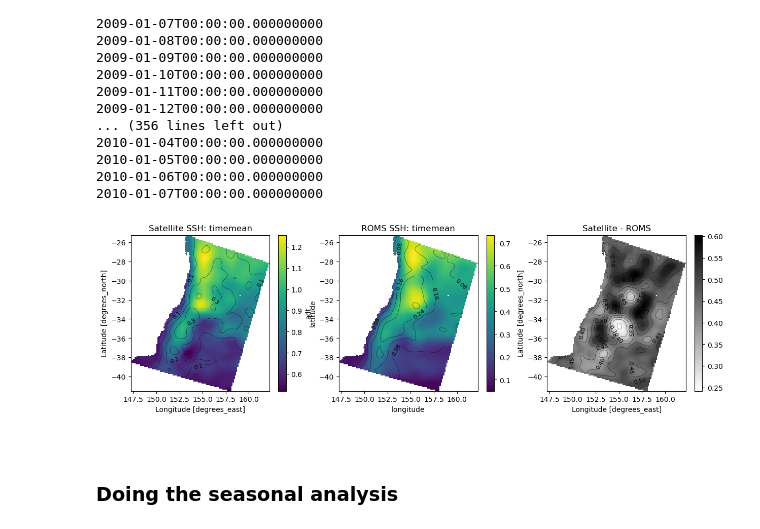
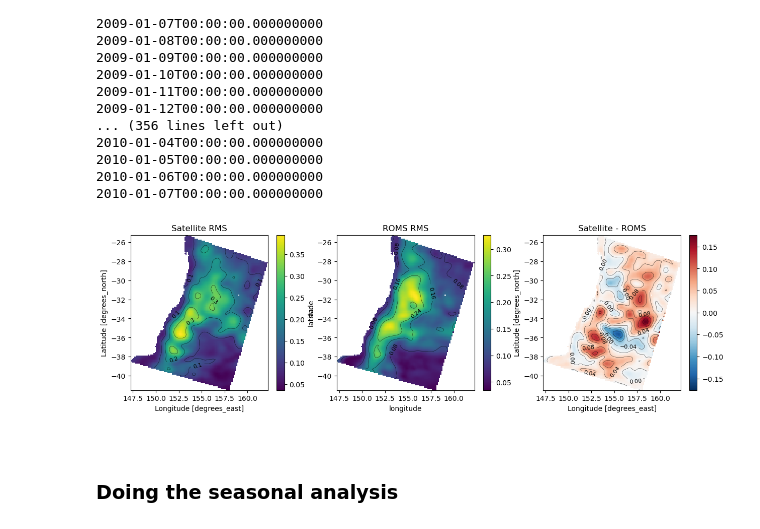
Before and after one commit to ACCESS-Community-Hub/coastal-commons, a Jupyter notebook: Recipes/SSH_model_evaluation.ipynb, the cells around one changed output. Saved outputs shown, nothing was run; the diff lists cells and outputs as text; code cells hidden in the pictures.

```diff
--- a/Recipes/SSH_model_evaluation.ipynb
+++ b/Recipes/SSH_model_evaluation.ipynb
@@ -38,12 +38,14 @@ from scipy.interpolate import griddata
 # Reading the data. Adjust the path according to where your data is and its name.
 # Copernicus has other variables in the ncfile.
 
-roms_all = xr.open_dataset('data/roms_ssh/roms_ssh_oneyear.nc').zeta
+roms_meanSSH = xr.open_dataset('data/roms_ssh/output_zeta_average.nc').zeta.isel(ocean_time=0)
+roms_all = xr.open_dataset('data/roms_ssh/roms_ssh_oneyear.nc').zeta - roms_meanSSH
+
 copernicus = xr.open_dataset('data/copernicus_ssh/cmems_obs-sl_glo_phy-ssh_my_allsat-l4-duacs-0.125deg_P1D_multi-vars_142.06E-169.94E_44.94S-15.06S_2009-01-01-2010-12-31.nc')
 # %%
-# Selecting the same time from roms in satellite
+# Selecting the same TIME from roms in satellite
 
-sat_ssh = copernicus.reindex(time=roms_all.ocean_time.values, method=None).dropna(dim='time', how='all').adt
+sat_ssh = copernicus.reindex(time=roms_all.ocean_time.values, method=None).dropna(dim='time', how='all').sla
 
 # And using Copernicus to remove the dates in ROMS that are not in Copernicus
 roms_ssh = roms_all.reindex(ocean_time=sat_ssh.time.values, method=None).dropna(dim='ocean_time', how='all')
@@ -129,38 +131,38 @@ roms_regrided = xr.concat(regridded_list, dim="time")
 sat_masked = sat_ssh.where(~np.isnan(roms_regrided), drop=True)
 roms_masked = roms_regrided.where(~np.isnan(roms_regrided), drop=True)
 # %%
-# Doing the time-mean
+# Calculating the RMS and STD
 
-roms_timemean = roms_masked.mean('time')
-sat_timemean = sat_masked.mean('time')
+roms_rms = np.sqrt((roms_masked**2).mean('time'))
+sat_rms = np.sqrt((sat_masked**2).mean('time'))
 
 roms_std = roms_masked.std('time')
 sat_std = sat_masked.std('time')
 # %%
 # Calculating the difference from the time-mean
 
-diff_ = sat_timemean - roms_timemean
+diff_ = sat_rms - roms_rms
 # %%
 # Checking the timemean comparison
 
 fig, ax = plt.subplots(ncols=3, figsize=(15, 4))
 
-sat_timemean.plot(ax=ax[0])
+sat_rms.plot(ax=ax[0])
 cnt = sat_std.plot.contour(ax=ax[0], levels=5, colors=['k'], linewidths=0.3)
 plt.clabel(cnt, inline=True, fontsize=8)
-ax[0].set_title('Satellite SSH: timemean');
+ax[0].set_title('Satellite RMS');
 
-roms_timemean.plot(ax=ax[1])
+roms_rms.plot(ax=ax[1])
 cnt = roms_std.plot.contour(ax=ax[1], levels=5, colors=['k'], linewidths=0.3)
 plt.clabel(cnt, inline=True, fontsize=8)
-ax[1].set_title('ROMS SSH: timemean')
+ax[1].set_title('ROMS RMS')
 
-diff_.plot(ax=ax[2], cmap='binary')
+diff_.plot(ax=ax[2])
 cnt = diff_.plot.contour(ax=ax[2], levels=10, colors=['k'], linewidths=0.3)
 plt.clabel(cnt, inline=True, fontsize=8)
 ax[2].set_title('Satellite - ROMS');
 # %% [output]
-[figure, old version]
+[figure, new version]
 # %% [markdown]
 <br>
 
```
Also changed, not shown: parts of 5 cells of this notebook.
